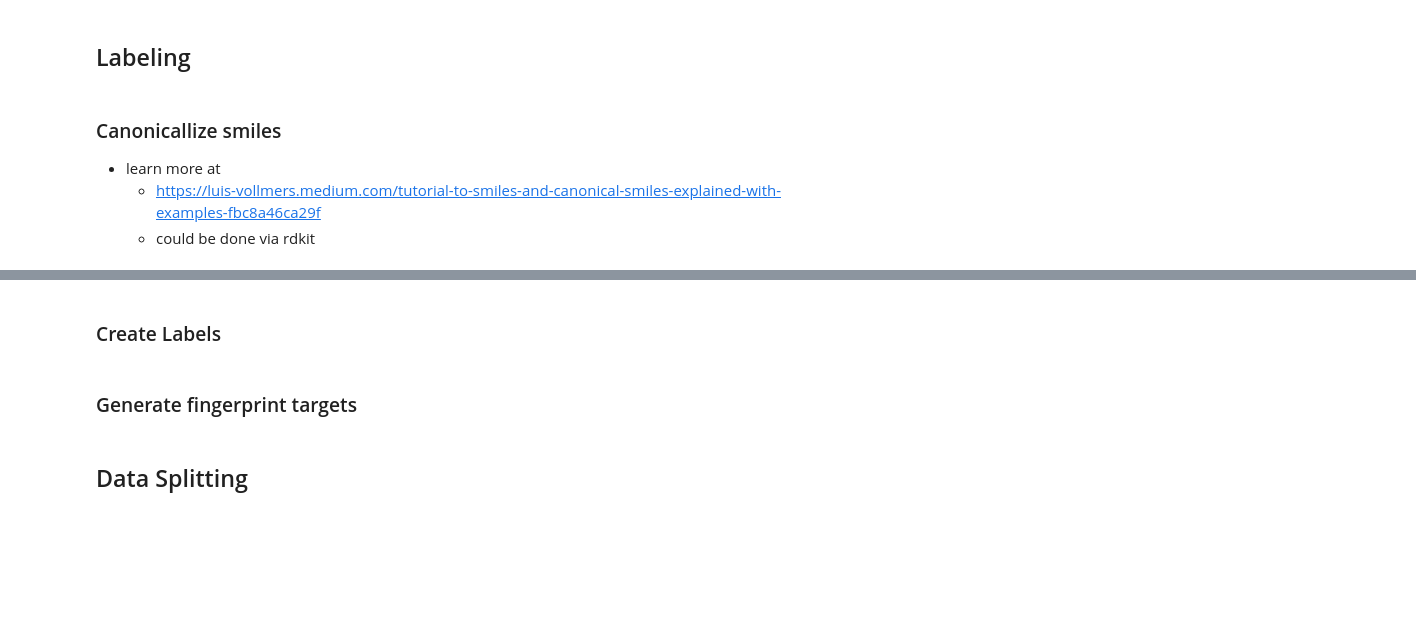
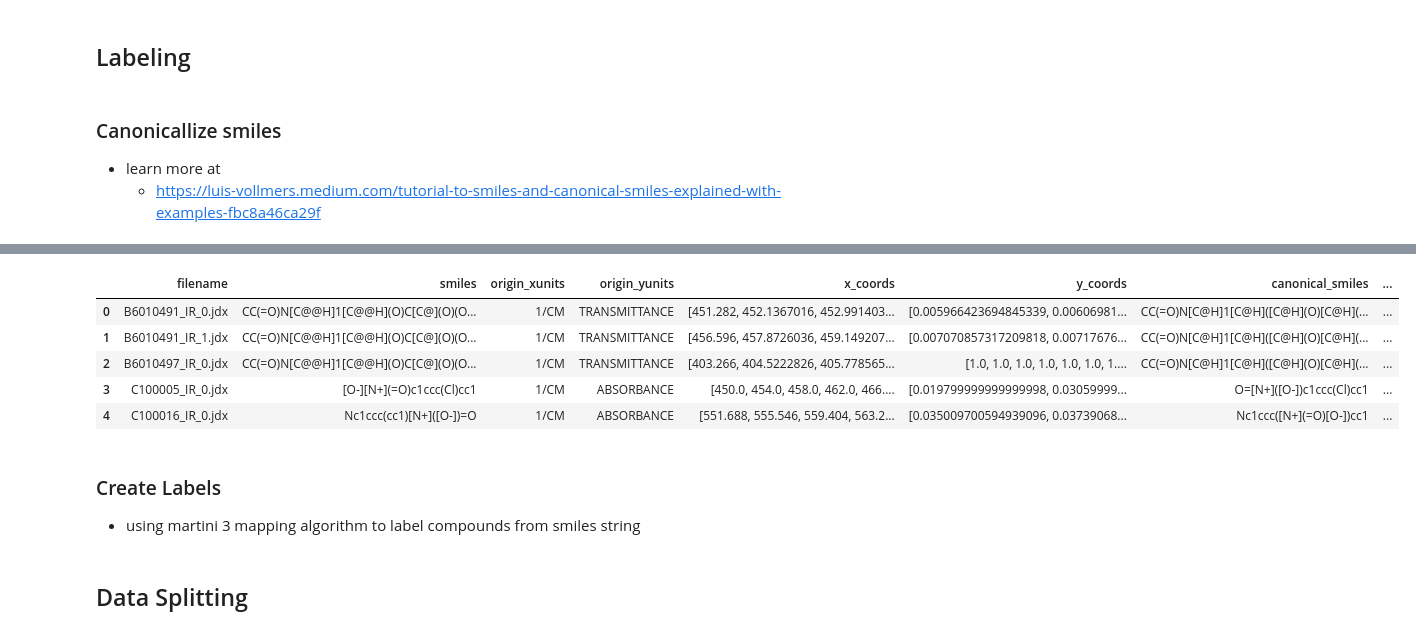
Before and after one commit to m-malik622/Organic-Compound-Classifier, a Jupyter notebook: notebooks/train_model.ipynb, the cells around one changed output, grey strips where cells are left out. Drawn from its saved outputs; the diff is of its cells as text; code cells hidden in the pictures; blank space fills up the shorter version.

```diff
--- a/notebooks/train_model.ipynb
+++ b/notebooks/train_model.ipynb
@@ -102,4 +106,21 @@ for i in range(15):
 ### Canonicallize smiles
 * learn more at
   * https://luis-vollmers.medium.com/tutorial-to-smiles-and-canonical-smiles-explained-with-examples-fbc8a46ca29f
-  * could be done via rdkit
+# %%
+#Smiles canonicalization implementation
+from rdkit import Chem
+
+def canonicalize_smiles(smiles):
+    try:
+        mol = Chem.MolFromSmiles(smiles)
+        if mol is None:
+            return None
+        return Chem.MolToSmiles(mol)
+    except:
+        return None
+
+normalized_y_df['canonical_smiles'] = normalized_y_df['smiles'].apply(canonicalize_smiles)
+canonicalized_smiles_df = normalized_y_df
+print(f"Successfully canonicalized: {canonicalized_smiles_df['canonical_smiles'].notna().sum()} our of {len(canonicalized_smiles_df)}")
+canonicalized_smiles_df.head()
+# %% [output]
@@ -106,7 +144,12 @@ for i in range(15):
+|  | filename | smiles | origin_xunits | origin_yunits | x_coords | y_coords | canonical_smiles | ... |
+| 0 | B6010491_IR_0.jdx | CC(=O)N[C@@H]1[C@@H](O)C[C@](O)(O... | 1/CM | TRANSMITTANCE | [451.282, 452.1367016, 452.991403... | [0.005966423694845339, 0.00606981... | CC(=O)N[C@H]1[C@H]([C@H](O)[C@H](... | ... |
+| 1 | B6010491_IR_1.jdx | CC(=O)N[C@@H]1[C@@H](O)C[C@](O)(O... | 1/CM | TRANSMITTANCE | [456.596, 457.8726036, 459.149207... | [0.007070857317209818, 0.00717676... | CC(=O)N[C@H]1[C@H]([C@H](O)[C@H](... | ... |
+| 2 | B6010497_IR_0.jdx | CC(=O)N[C@@H]1[C@@H](O)C[C@](O)(O... | 1/CM | TRANSMITTANCE | [403.266, 404.5222826, 405.778565... | [1.0, 1.0, 1.0, 1.0, 1.0, 1.0, 1.... | CC(=O)N[C@H]1[C@H]([C@H](O)[C@H](... | ... |
+| 3 | C100005_IR_0.jdx | [O-][N+](=O)c1ccc(Cl)cc1 | 1/CM | ABSORBANCE | [450.0, 454.0, 458.0, 462.0, 466.... | [0.019799999999999998, 0.03059999... | O=[N+]([O-])c1ccc(Cl)cc1 | ... |
+| 4 | C100016_IR_0.jdx | Nc1ccc(cc1)[N+]([O-])=O | 1/CM | ABSORBANCE | [551.688, 555.546, 559.404, 563.2... | [0.035009700594939096, 0.03739068... | Nc1ccc([N+](=O)[O-])cc1 | ... |
 # %% [markdown]
 ### Create Labels
+* using martini 3 mapping algorithm to label compounds from smiles string
-# %% [markdown]
-### Generate fingerprint targets
 # %% [markdown]
 ## Data Splitting
 # %% [markdown]
```
Also changed, not shown: parts of 6 cells of this notebook, 1 other file.
